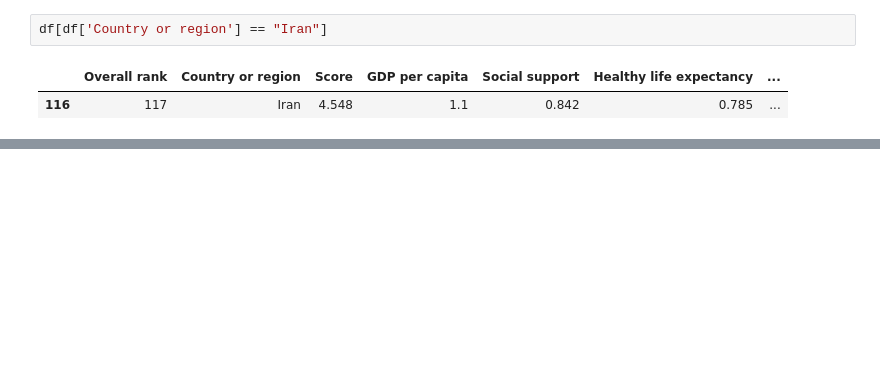
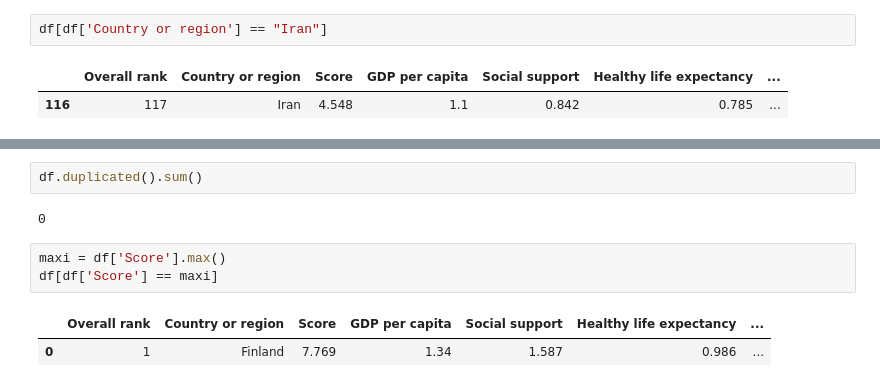
Before and after one commit to nobleyam/K-Means-Clustering-101-World-Happiness, a Jupyter notebook: K-Means Clustering 101 World Happiness.ipynb, the cells around one changed output, grey strips where cells are left out. Saved outputs shown, nothing was run; the diff lists cells and outputs as text; blank space fills up the shorter version.

```diff
--- a/K-Means Clustering 101 World Happiness.ipynb
+++ b/K-Means Clustering 101 World Happiness.ipynb
@@ -47,0 +80,10 @@ df[df['Country or region'] == "Iran"]
+# %%
+df.duplicated().sum()
+# %% [output]
+0
+# %%
+maxi = df['Score'].max()
+df[df['Score'] == maxi]
+# %% [output]
+|  | Overall rank | Country or region | Score | GDP per capita | Social support | Healthy life expectancy | ... |
+| 0 | 1 | Finland | 7.769 | 1.34 | 1.587 | 0.986 | ... |
```
Also changed, not shown: parts of 6 cells of this notebook.
